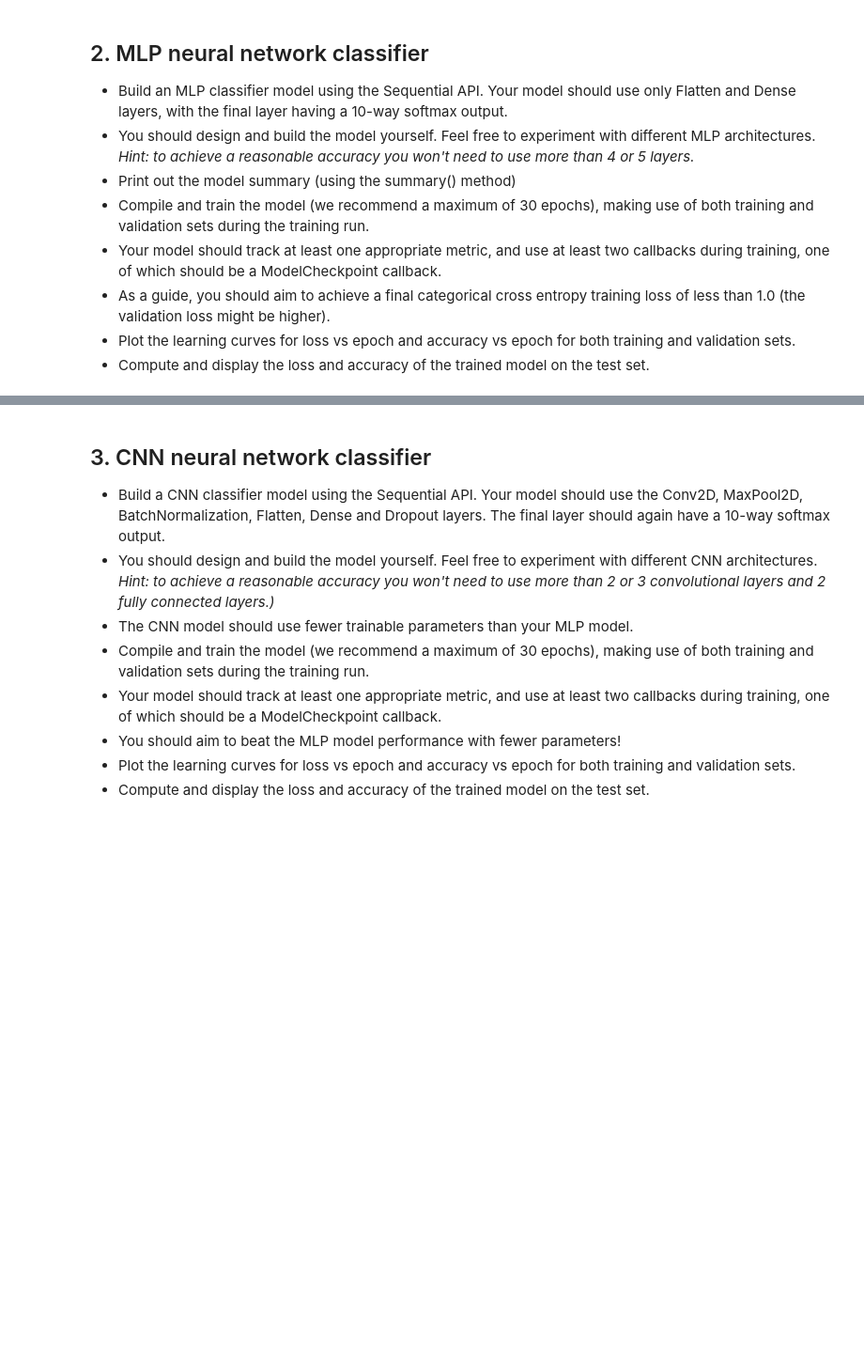
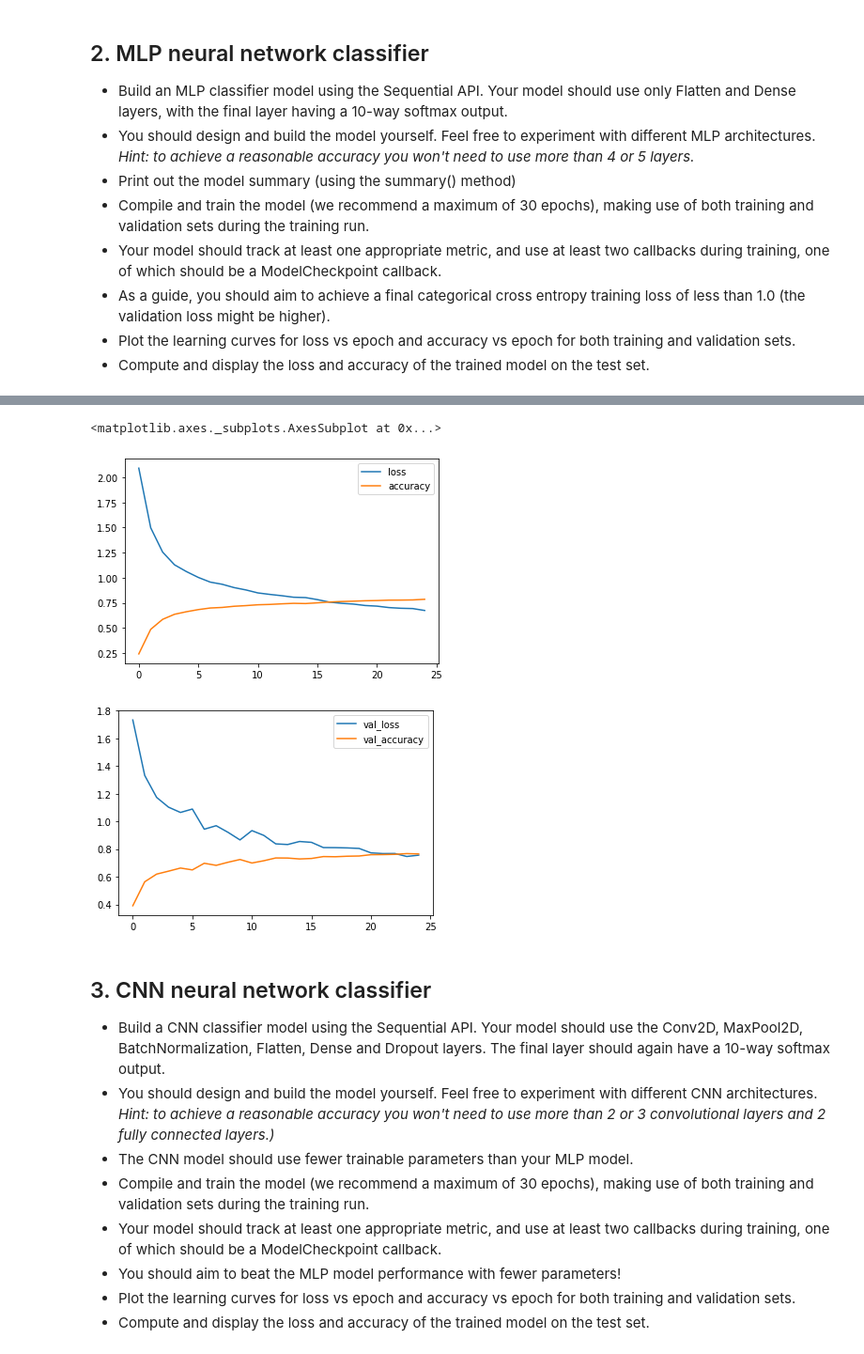
Before and after one commit to ravitata/tensorflow2, a Jupyter notebook: c1w5_Capstone_Project.ipynb, the cells around one changed output, grey strips where cells are left out. Shown at 94% size. Drawn from its saved outputs; the diff is of its cells as text; code cells hidden in the pictures; blank space fills up the shorter version.

```diff
--- a/c1w5_Capstone_Project.ipynb
+++ b/c1w5_Capstone_Project.ipynb
@@ -140,3 +157,15 @@ plt.show()
 * As a guide, you should aim to achieve a final categorical cross entropy training loss of less than 1.0 (the validation loss might be higher).
 * Plot the learning curves for loss vs epoch and accuracy vs epoch for both training and validation sets.
 * Compute and display the loss and accuracy of the trained model on the test set.
+# %%
+def get_mlp_model(input_shape):
+  model = Sequential([
+                      Flatten(input_shape=input_shape),
+                      Dense(128, activation='relu'),
+                      Dense(128, activation='relu'),
+                      Dense(128, activation='relu'),
+                      Dense(128, activation='relu'),
+                      Dense(10, activation='softmax')
+  ])
+  model.compile(optimizer='adam', loss='sparse_categorical_crossentropy', metrics=['accuracy'])
+  return model
@@ -142,0 +174,3 @@ plt.show()
+# %%
+model = get_mlp_model((train_X.shape[1], train_X.shape[2]))
+model.summary()
@@ -142,0 +198,2 @@ plt.show()
+# %%
+history = model.fit(train_X1, train_y1,epochs=25, batch_size = 128, validation_split=0.15)
@@ -142,0 +218,3 @@ plt.show()
+# %%
+df = pd.DataFrame(history.history)
+df.head()
@@ -143,3 +228,10 @@ plt.show()
+# %%
+df[['loss', 'accuracy']].plot()
+df[['val_loss', 'val_accuracy']].plot()
+# %% [output]
+<matplotlib.axes._subplots.AxesSubplot at 0x...>
+[figure, added]
+[figure, added]
 # %% [markdown]
 ## 3. CNN neural network classifier
 * Build a CNN classifier model using the Sequential API. Your model should use the Conv2D, MaxPool2D, BatchNormalization, Flatten, Dense and Dropout layers. The final layer should again have a 10-way softmax output.
```
Also changed, not shown: parts of 6 cells of this notebook.
